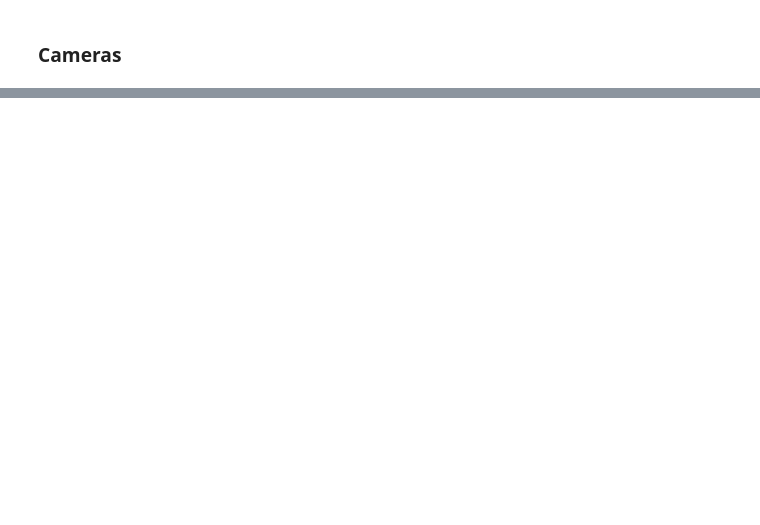
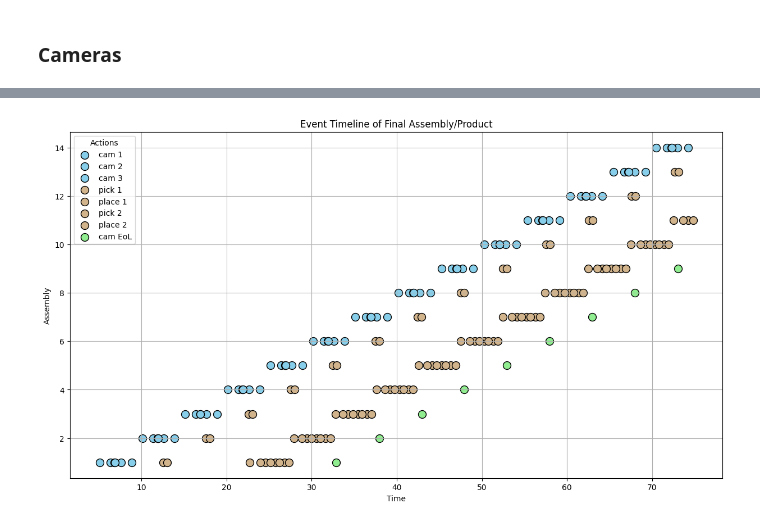
Before and after one commit to brjo0501/Master-Thesis_Code, a Jupyter notebook: Read Files.ipynb, the cells around one changed output, grey strips where cells are left out. Cells and saved outputs as stored; diff of their text form; code cells hidden in the pictures; blank space fills up the shorter version.

```diff
--- a/Read Files.ipynb
+++ b/Read Files.ipynb
@@ -353,0 +210,45 @@ plt.show()
+# %%
+file_event = files['event']
+event_data_df = pd.read_csv(file_event)
+
+events_list = []
+
+for index, row in event_data_df.iterrows():
+    assembly = row['assembly']
+    for action, time in row.items():
+        if action != 'assembly' and time > 0:
+            event = {"action": action, "time": time, "assembly": assembly}
+            events_list.append(event)
+# %%
+actions = list(event_data_df.columns[1:])
+events_by_action = {action: [] for action in actions}
+
+for event in events_list:
+    events_by_action[event["action"]].append(event)
+
+action_colors = {
+    "cam 1": "skyblue",
+    "cam 2": "skyblue",
+    "cam 3": "skyblue",
+    "pick 1": "tan",
+    "pick 2": "tan",
+    "place 1": "tan",
+    "place 2": "tan",
+    "cam EoL": "lightgreen"
+}
+
+fig, ax = plt.subplots(figsize=(15, 8))
+
+for action in actions:
+    times = [event["time"] for event in events_by_action[action]]
+    assemblies = [event["assembly"] for event in events_by_action[action]]
+    ax.scatter(times, assemblies, c=action_colors[action], s=100, edgecolor='black', label=action)
+
+ax.set_xlabel('Time')
+ax.set_ylabel('Assembly')
+ax.set_title('Event Timeline of Final Assembly/Product')
+ax.legend(title="Actions")
+plt.grid(True)
+plt.show()
+# %% [output]
+[figure, added]
```
Also changed, not shown: parts of 12 cells of this notebook, 6 other files.
